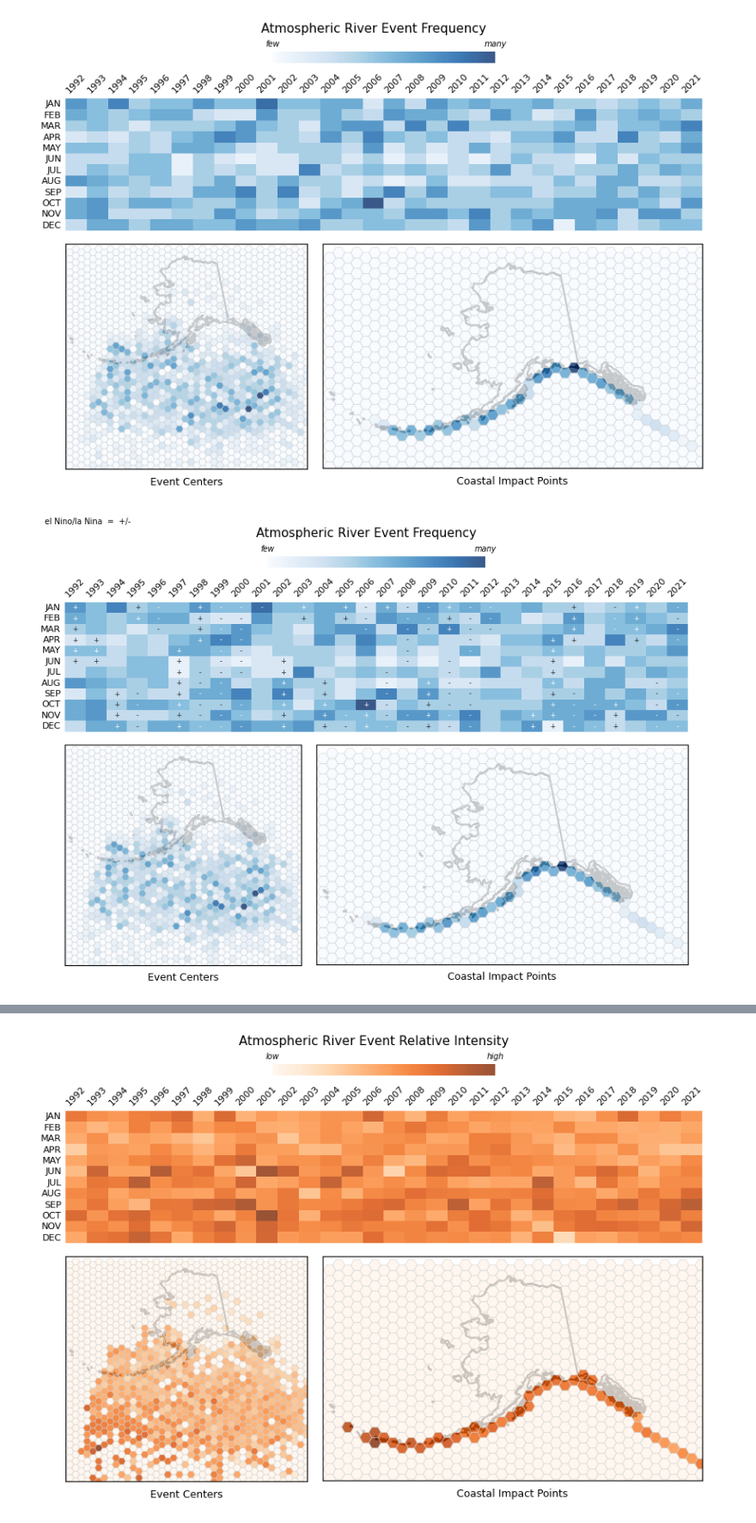
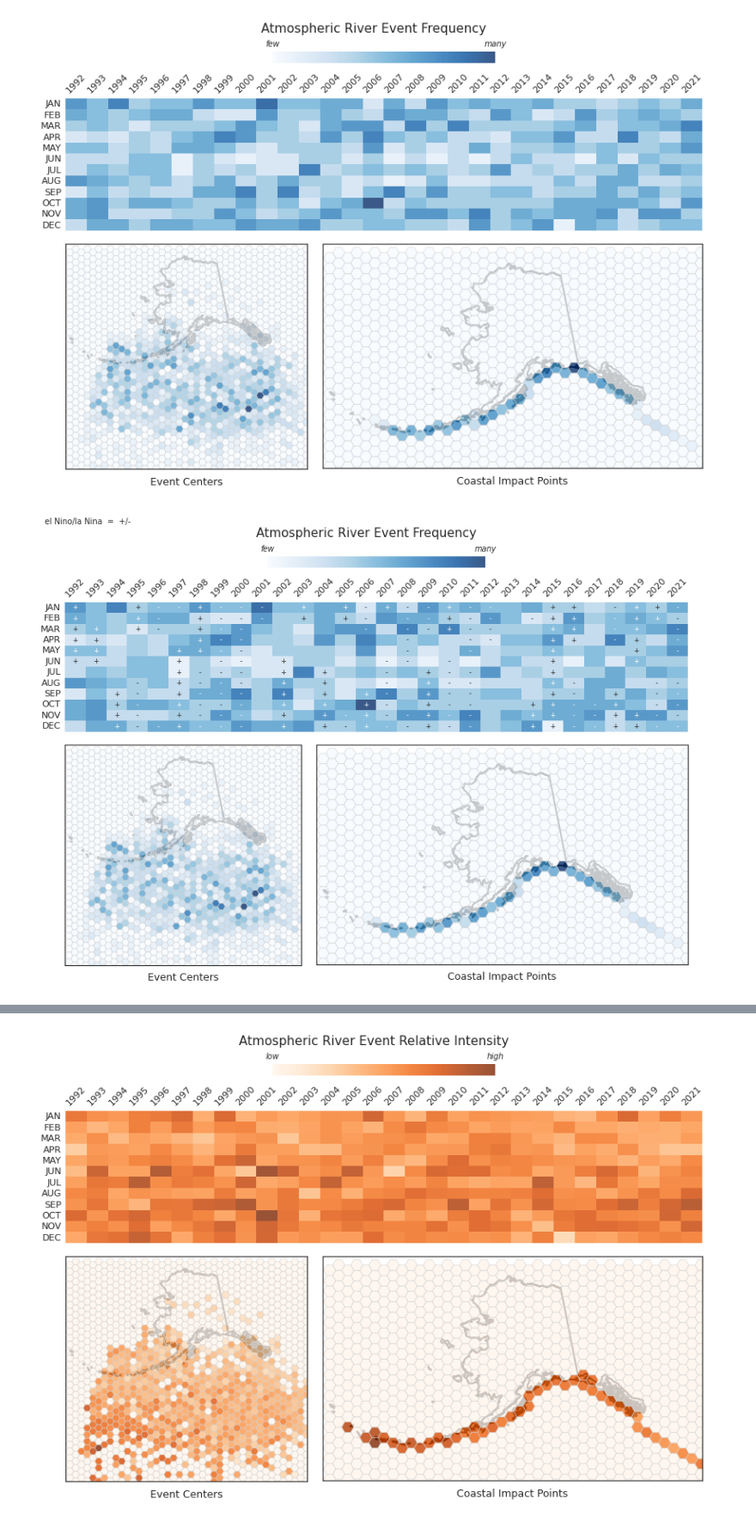
Before and after one commit to ua-snap/ar_avalanche, a Jupyter notebook: AR_QC.ipynb, the cells around one changed output, grey strips where cells are left out. Shown at 86% size. Saved outputs shown, nothing was run; the diff lists cells and outputs as text; code cells hidden in the pictures.

```diff
--- a/AR_QC.ipynb
+++ b/AR_QC.ipynb
@@ -171,33 +171,11 @@ coast_pts = coast_pts.to_crs(ak.crs)
 events['geom_cent'] = events.geometry.centroid
 events = events.set_geometry('geom_cent').drop(labels='geometry', axis=1)
 
-#import ENSO table, select the years we want, and convert to a +/- array for plotting
+#import ENSO and PDO tables, select the years we want, and convert to a +/- array for plotting
 enso_df = pd.read_csv(enso_csv, index_col='MONTH')
 enso_df = enso_df.loc[:, '1992':'2021']
 enso_array = convert_df_to_plus_minus_array(enso_df, -0.5, 0.5)
 
-
-#replace values between -0.5 and 0.5 with NAN and convert to array
-enso_array = np.where(((enso_df >= -0.5) & (enso_df <= 0.5)), np.nan, enso_df)
-#replace remaining non-NAN values with a placeholder 99 or -99
-enso_array = np.where(enso_array >= 0.5, 99, enso_array)
-enso_array = np.where(enso_array <= -0.5, -99, enso_array)
-#replace placeholders with strings to represent warm year / cold year (+/-)
-dict_replace = {99: '+', -99: '-', 'nan': '', np.nan:''}
-def replace(element):
-    return dict_replace.get(element, element)
-vfunc = np.vectorize(replace)
-enso_array = vfunc(enso_array)
-enso_array = vfunc(enso_array)#run twice to catch all NANs
-
-#import PDO table, select the years we want, and convert to a +/- array for plotting
 pdo_df = pd.read_csv(pdo_csv, index_col='MONTH')
 pdo_df = pdo_df.loc[:, '1992':'2021']
-#replace values between -0.5 and 0.5 with NAN and convert to array
-pdo_array = np.where(((pdo_df >= -0.5) & (pdo_df <= 0.5)), np.nan, pdo_df)
-#replace remaining non-NAN values with a placeholder 99 or -99
-pdo_array = np.where(pdo_array >= 0.5, 99, pdo_array)
-pdo_array = np.where(pdo_array <= -0.5, -99, pdo_array)
-#replace placeholders with strings to represent warm year / cold year (+/-)
-pdo_array = vfunc(pdo_array)
-pdo_array = vfunc(pdo_array)#run twice to catch all NANs
+pdo_array = convert_df_to_plus_minus_array(pdo_df, -0.5, 0.5)
@@ -295,16 +214,17 @@ plot_3panel_heatmaps(
 # %%
 #AR event frequency with ENSO
 plot_3panel_heatmaps(
     pt=pt_count,
     ak=ak,
     hexdf_full=centroid_count,
     hexdf_coast=coast_count,
     prop=prop,
     cmap='Blues',
     title='Atmospheric River Event Frequency',
     cbar_labels=['few', 'many'],
     dev=False,
-    enso=enso_array
+    phenom=enso_array,
+    phenom_string="el Nino/la Nina  =  +/-"
     )
 # %% [output]
-[figure, old version]
+[figure, new version]
```
Also changed, not shown: parts of 13 cells of this notebook, 8 other files.
